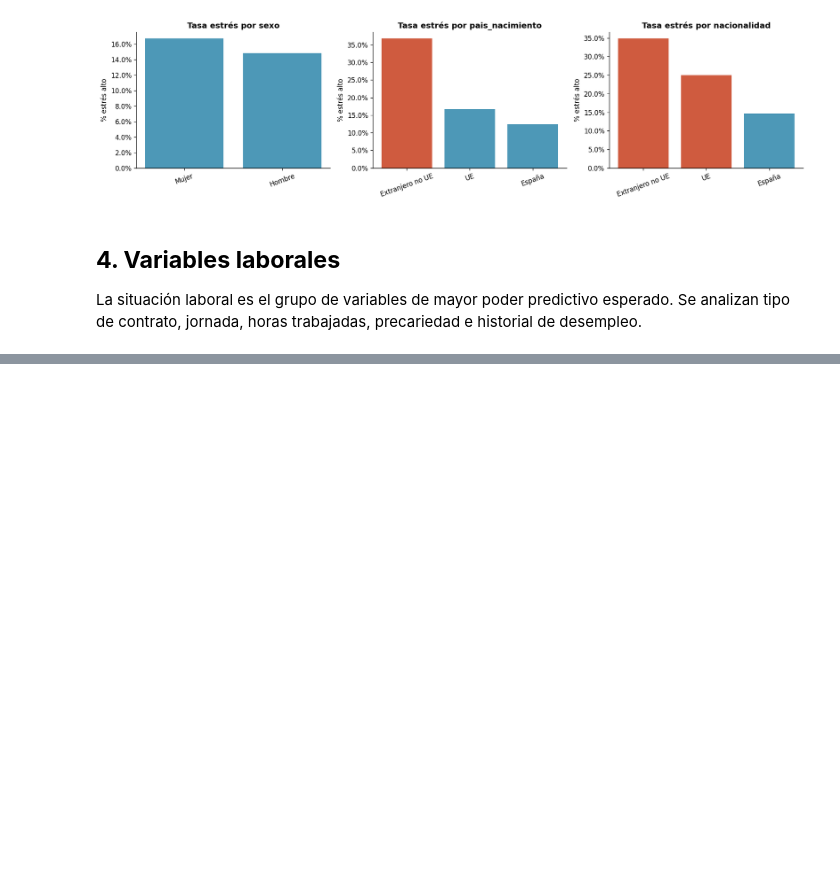
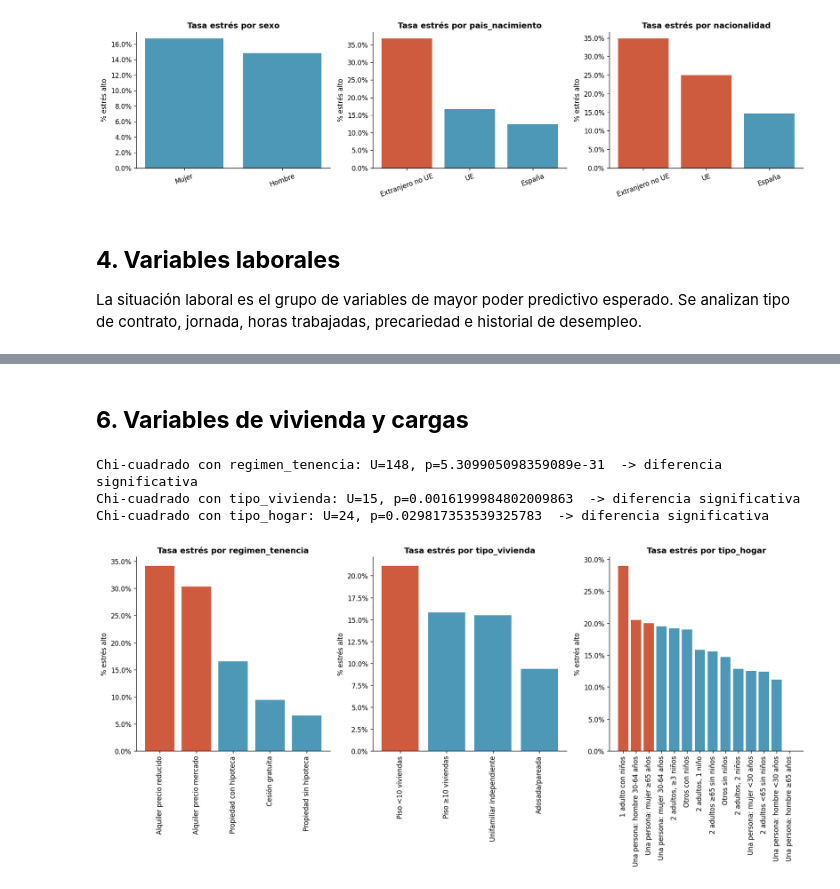
Before and after one commit to somm14/tfm_project, a Jupyter notebook: src/notebooks/01_eda.ipynb, the cells around one changed output, grey strips where cells are left out. Drawn from its saved outputs; the diff is of its cells as text; code cells hidden in the pictures; blank space fills up the shorter version.

```diff
--- a/src/notebooks/01_eda.ipynb
+++ b/src/notebooks/01_eda.ipynb
@@ -636,0 +233,10 @@ A completar con los resultados reales tras ejecutar el notebook. Plantilla de ha
+# %% [markdown]
+## **6. Variables de vivienda y cargas**
+# %%
+# Régimen de tenencia y tipo de vivienda
+target_vs_var_vivienda(train, features_stad)
+# %% [output]
+Chi-cuadrado con regimen_tenencia: U=148, p=5.309905098359089e-31  -> diferencia significativa
+Chi-cuadrado con tipo_vivienda: U=15, p=0.0016199984802009863  -> diferencia significativa
+Chi-cuadrado con tipo_hogar: U=24, p=0.029817353539325783  -> diferencia significativa
+[figure, added]
```
Also changed, not shown: parts of 66 cells of this notebook, 1 other file.
